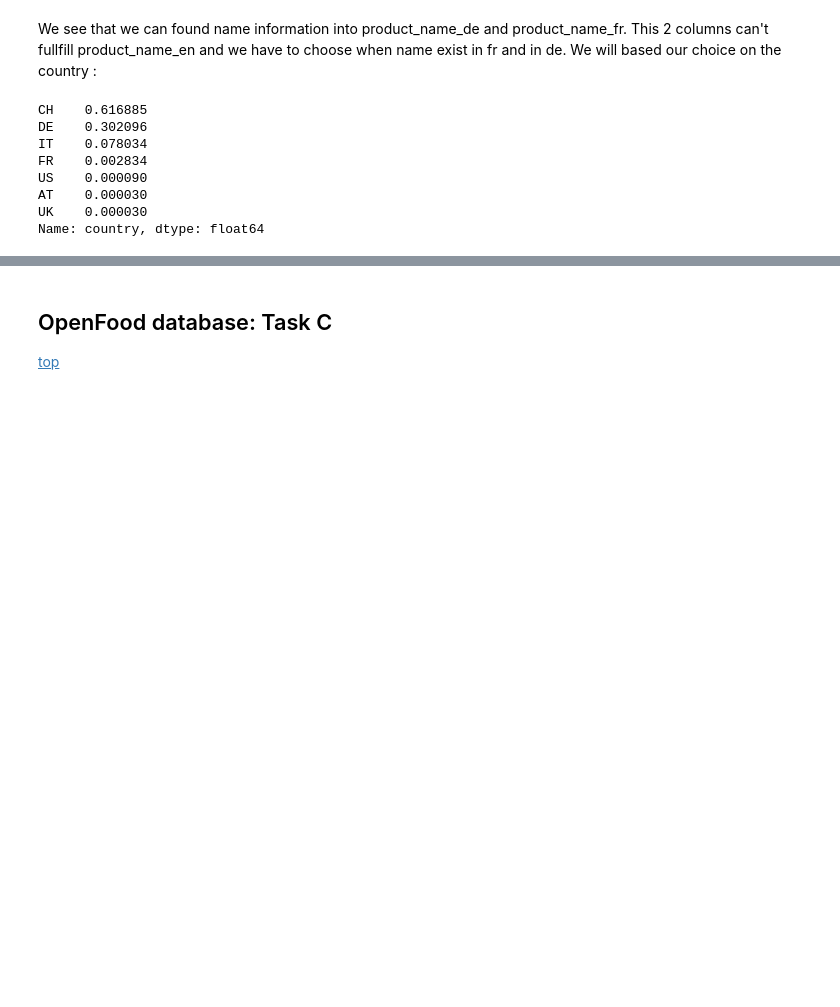
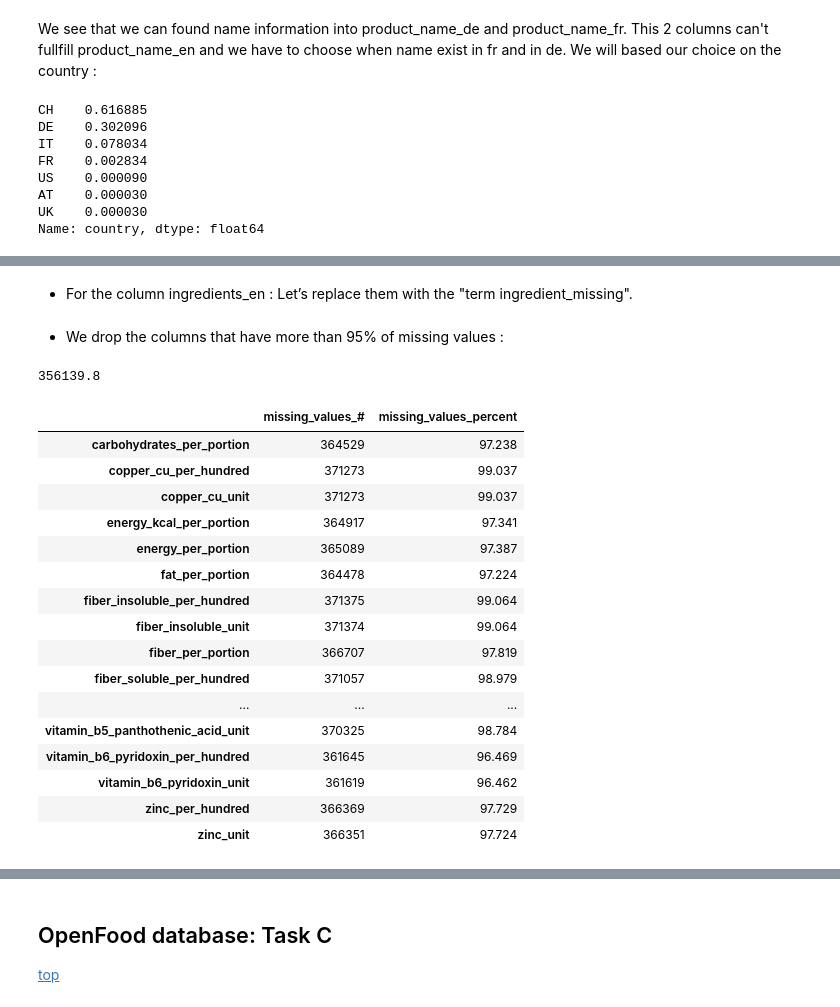
Before and after one commit to FlorieG/Machine_Learning_EPFL-extension-school, a Jupyter notebook: Course#2 Data Analysis/Project_C2.ipynb, the cells around one changed output, grey strips where cells are left out. Drawn from its saved outputs; the diff is of its cells as text; code cells hidden in the pictures; blank space fills up the shorter version.

```diff
--- a/Course#2 Data Analysis/Project_C2.ipynb
+++ b/Course#2 Data Analysis/Project_C2.ipynb
@@ -454,0 +503,31 @@ df_row[dico_country[df_row["country"]]]
+# %% [markdown]
+- For the column ingredients_en : Let’s replace them with the "term ingredient_missing".
+# %%
+df["ingredients_en"].fillna(value="ingredient_missing", inplace=True)
+# %% [markdown]
+- We drop the columns that have more than 95% of missing values :
+# %%
+nb_row_ml=df.shape[0]*0.95
+nb_row_ml
+# %% [output]
+356139.8
+# %%
+df_summarize_missing_values[df_summarize_missing_values["missing_values_#"]>=nb_row_ml] #column to drop
+# %% [output]
+|  | missing_values_# | missing_values_percent |
+| carbohydrates_per_portion | 364529 | 97.238 |
+| copper_cu_per_hundred | 371273 | 99.037 |
+| copper_cu_unit | 371273 | 99.037 |
+| energy_kcal_per_portion | 364917 | 97.341 |
+| energy_per_portion | 365089 | 97.387 |
+| fat_per_portion | 364478 | 97.224 |
+| fiber_insoluble_per_hundred | 371375 | 99.064 |
+| fiber_insoluble_unit | 371374 | 99.064 |
+| fiber_per_portion | 366707 | 97.819 |
+| fiber_soluble_per_hundred | 371057 | 98.979 |
+| ... | ... | ... |
+| vitamin_b5_panthothenic_acid_unit | 370325 | 98.784 |
+| vitamin_b6_pyridoxin_per_hundred | 361645 | 96.469 |
+| vitamin_b6_pyridoxin_unit | 361619 | 96.462 |
+| zinc_per_hundred | 366369 | 97.729 |
+| zinc_unit | 366351 | 97.724 |
```
Also changed, not shown: parts of 16 cells of this notebook, 1 other file.
